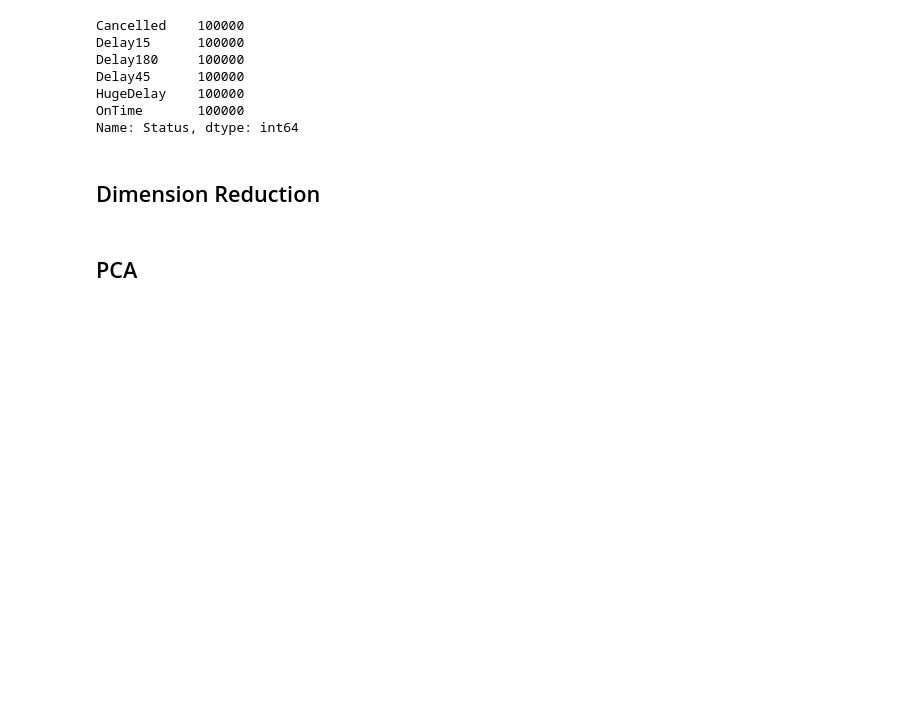
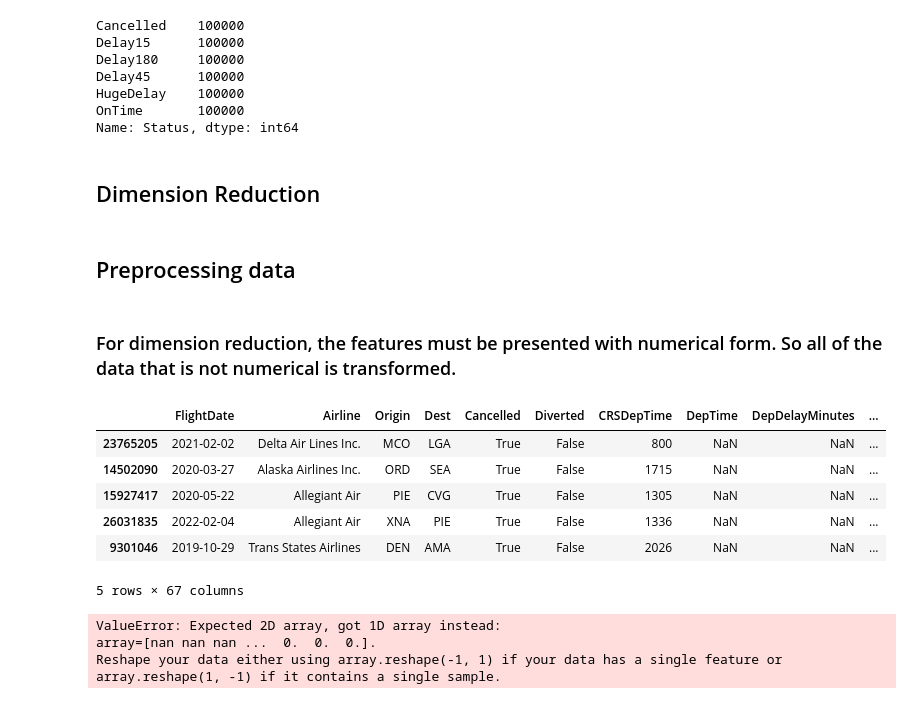
Before and after one commit to syunwi2/Flight_Delay_Prediction, a Jupyter notebook: MK_Fight_Dealy_Prediction.ipynb, the cells around one changed output. Cells and saved outputs as stored; diff of their text form; code cells hidden in the pictures; blank space fills up the shorter version.

```diff
--- a/MK_Fight_Dealy_Prediction.ipynb
+++ b/MK_Fight_Dealy_Prediction.ipynb
@@ -131,5 +131,27 @@ OnTime       100000
 Name: Status, dtype: int64
 # %% [markdown]
 ## Dimension Reduction
-# %% [markdown]
-## PCA
+# %% [markdown]
+## Preprocessing data
+# %% [markdown]
+### For dimension reduction, the features must be presented with numerical form. So all of the data that is not numerical is transformed.
+# %%
+for i in header:
+    if dtype(i) is
+# %% [output]
+|  | FlightDate | Airline | Origin | Dest | Cancelled | Diverted | CRSDepTime | DepTime | DepDelayMinutes | ... |
+| 23765205 | 2021-02-02 | Delta Air Lines Inc. | MCO | LGA | True | False | 800 | NaN | NaN | ... |
+| 14502090 | 2020-03-27 | Alaska Airlines Inc. | ORD | SEA | True | False | 1715 | NaN | NaN | ... |
+| 15927417 | 2020-05-22 | Allegiant Air | PIE | CVG | True | False | 1305 | NaN | NaN | ... |
+| 26031835 | 2022-02-04 | Allegiant Air | XNA | PIE | True | False | 1336 | NaN | NaN | ... |
+| 9301046 | 2019-10-29 | Trans States Airlines | DEN | AMA | True | False | 2026 | NaN | NaN | ... |
+5 rows × 67 columns
+# %%
+pca = PCA(n_components=5)
+principalComponents = pca.fit_transform(df['DepDelayMinutes'])
+principalDf = pd.DataFrame(data = principalComponents, columns = ['principal component 1', 'principal component 2','principal component 3','principal component 4','principal component 5'])
+principalDf
+# %% [output]
+ValueError: Expected 2D array, got 1D array instead:
+array=[nan nan nan ...  0.  0.  0.].
+Reshape your data either using array.reshape(-1, 1) if your data has a single feature or array.reshape(1, -1) if it contains a single sample.
```
